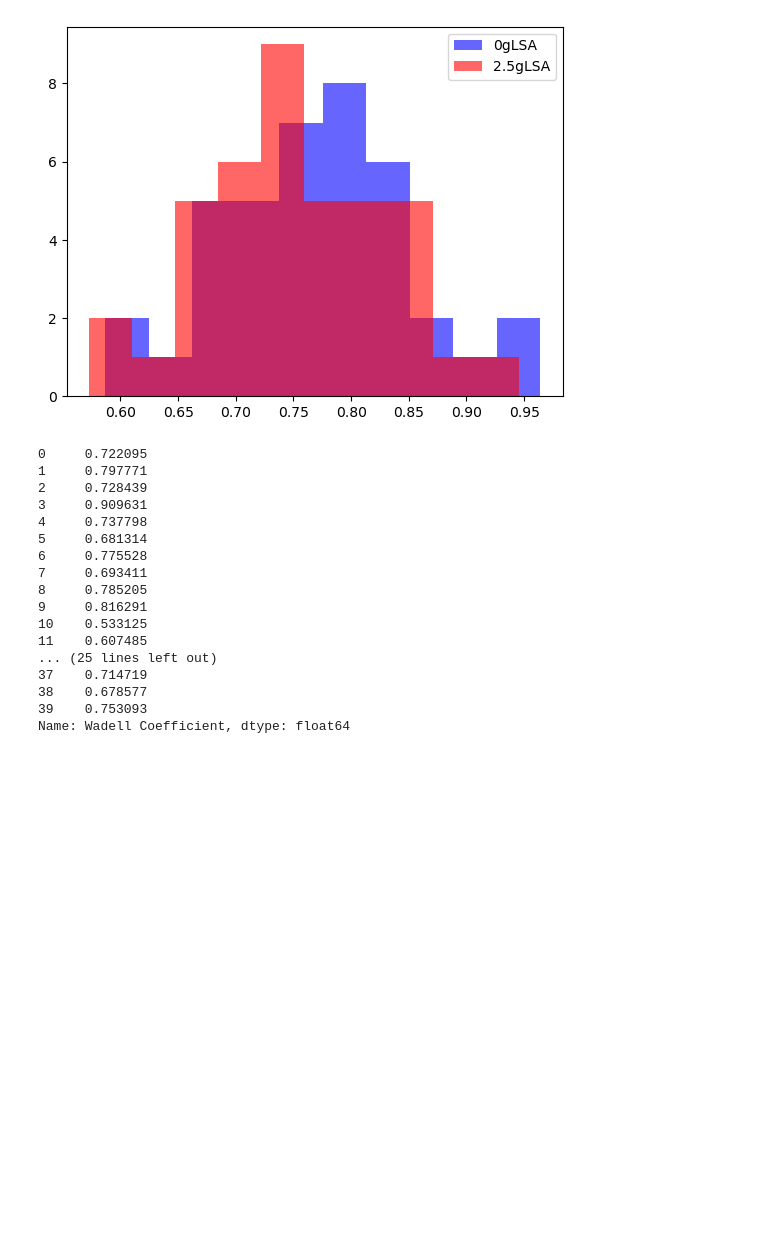
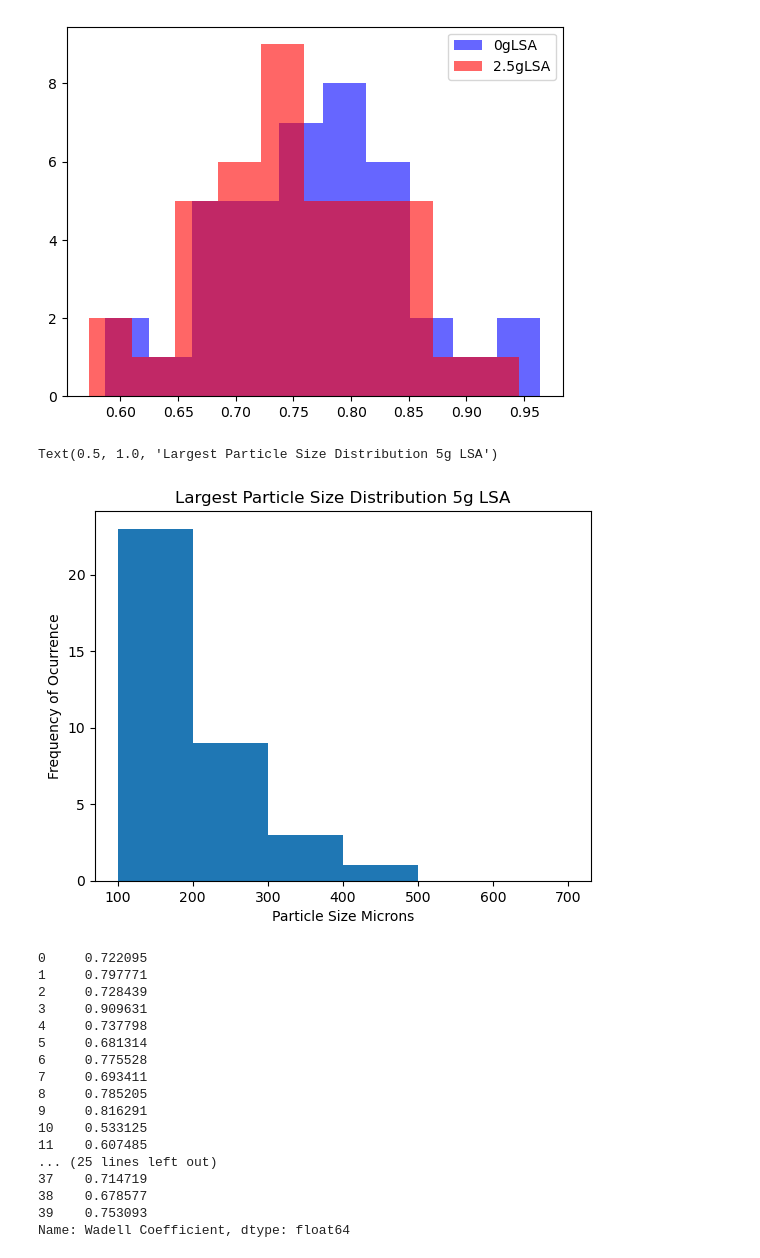
Before and after one commit to chsharrison/Sci_comp_F24, a Jupyter notebook: Zachary_Laird/Working Notebook.ipynb, the cells around one changed output. Drawn from its saved outputs; the diff is of its cells as text; code cells hidden in the pictures; blank space fills up the shorter version.

```diff
--- a/Zachary_Laird/Working Notebook.ipynb
+++ b/Zachary_Laird/Working Notebook.ipynb
@@ -116,6 +134,15 @@ FiveGCharPC = pd.read_csv(r"C:\Users\zlaird1\OneDrive - Louisiana State Universi
 # %%
 FiveGCharPC
 FiveGCharPC.to_csv(r"C:\Users\zlaird1\OneDrive - Louisiana State University\Documents\OCS4001\FiveGCharPC")
+# %%
+FHistData = FiveGCharPC.iloc[:,3]
+plt.hist(FHistData, bins = [100,200,300,400,500,600,700])
+plt.xlabel("Particle Size Microns")
+plt.ylabel("Frequency of Ocurrence")
+plt.title("Largest Particle Size Distribution 5g LSA")
+# %% [output]
+Text(0.5, 1.0, 'Largest Particle Size Distribution 5g LSA')
+[figure, added]
 # %%
 FGPCrefined = FiveGCharPC.iloc[:,4]
 # %%
```
Also changed, not shown: parts of 3 cells of this notebook.
